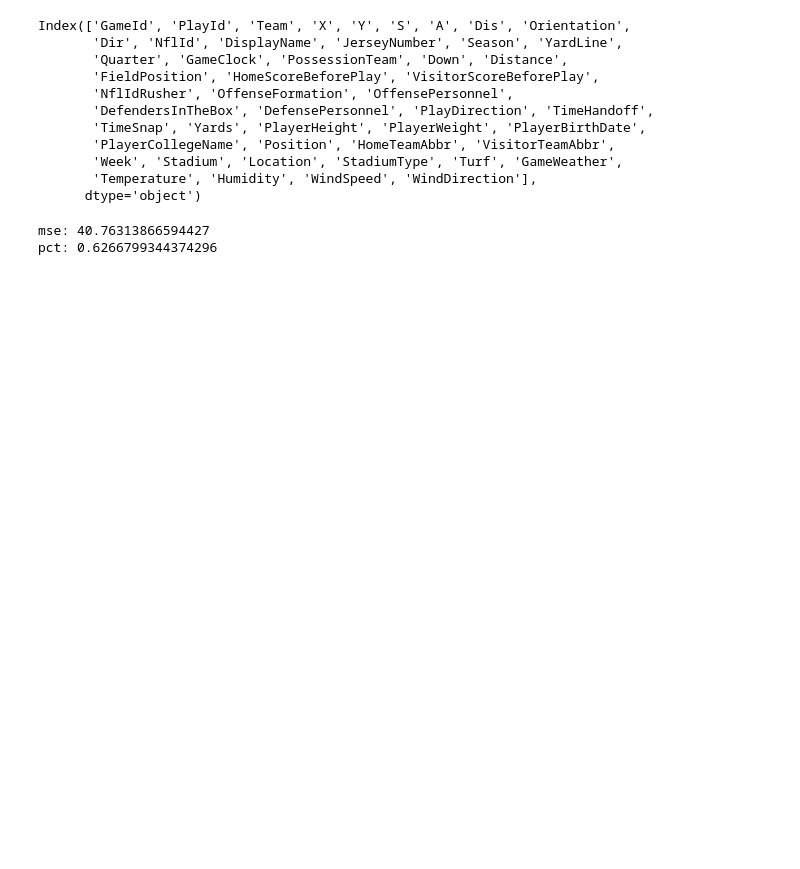
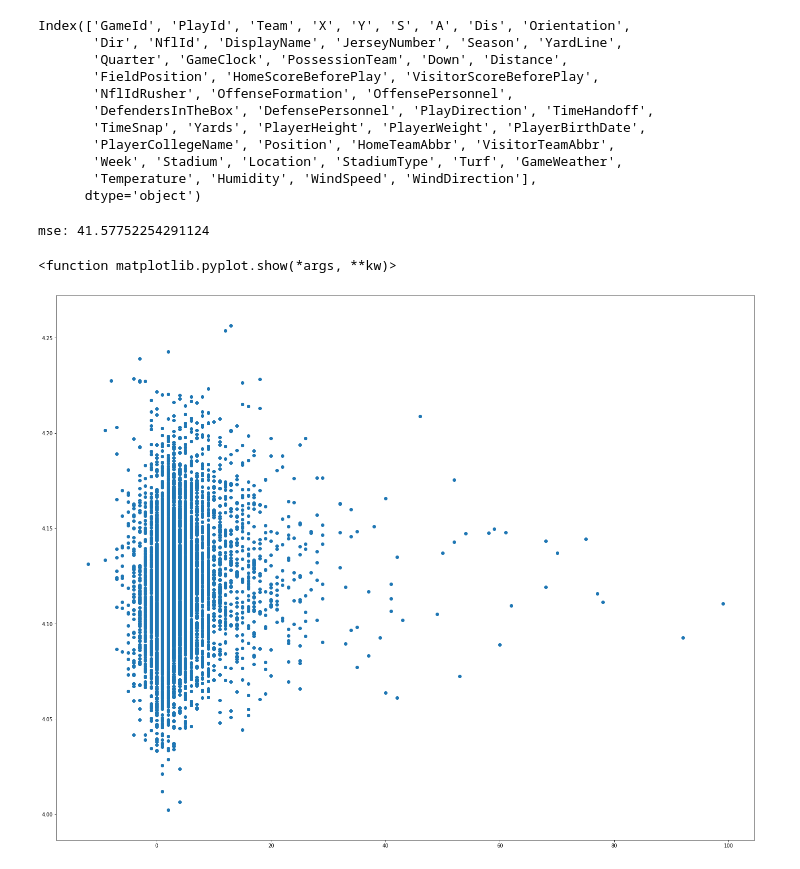
Before and after one commit to alexander-moore/DS502_Final, a Jupyter notebook: ethan/version_3.ipynb, the cells around one changed output. Saved outputs shown, nothing was run; the diff lists cells and outputs as text; code cells hidden in the pictures; blank space fills up the shorter version.

```diff
--- a/ethan/version_3.ipynb
+++ b/ethan/version_3.ipynb
@@ -61,8 +59,9 @@ total_player_count = offense_player_count + defense_player_count
 total_mean_yards = (offense_mean_yards * offense_player_count + defense_mean_yards * defense_player_count) / total_player_count
 total_mean_yards[total_player_count == 0] = 0
 # %%
+yds = []
 se = []
-pct = []
+prd = []
 for _,play in data_tst.groupby(['PlayId']):
     offense_team = play.loc[play['NflId'] == play['NflIdRusher'],'Team'].iloc[0]
     direction = play['PlayDirection'].iloc[0]
@@ -81,11 +80,16 @@ for _,play in data_tst.groupby(['PlayId']):
             predictions.append(defense_mean_yards[y,x])
             weights.append(defense_player_count[y,x])
     prediction = np.average(predictions, weights=weights)
+    yds.append(yards)
+    prd.append(prediction)
     se.append((prediction-yards)*(prediction-yards))
-    if yards != 0:
-        pct.append(1 - np.abs(prediction-yards)/yards)
 print('mse: ' + str(np.mean(se)))
-print('pct: ' + str(np.mean(pct)))
 # %% [output]
-mse: 40.76313866594427
-pct: 0.6266799344374296
+mse: 41.57752254291124
+# %%
+plt.figure(figsize=(25,20))
+plt.scatter(yds,prd)
+plt.show
+# %% [output]
+<function matplotlib.pyplot.show(*args, **kw)>
+[figure, added]
```
Also changed, not shown: parts of 5 cells of this notebook, 2 other files.
